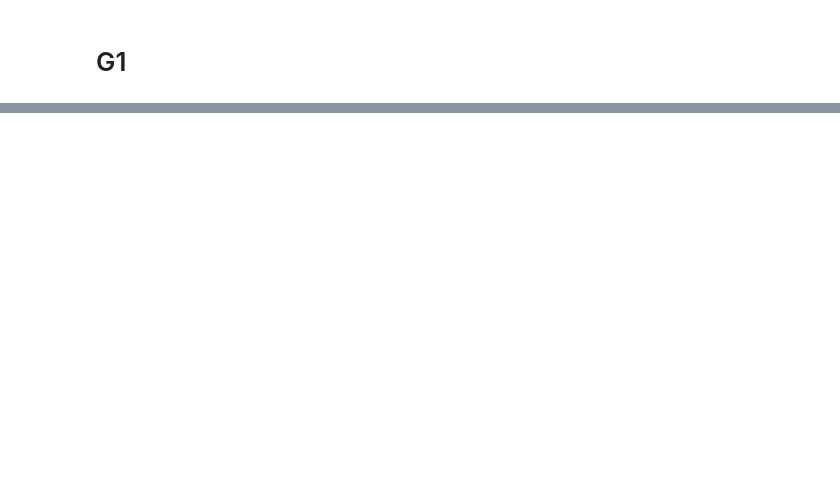
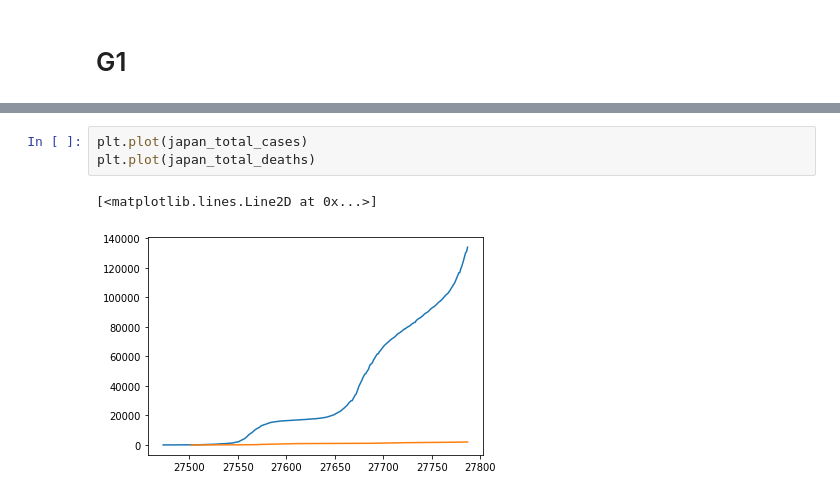
Before and after one commit to drknsblct/Covid_Data, a Jupyter notebook: covid.ipynb, the cells around one changed output, grey strips where cells are left out. Drawn from its saved outputs; the diff is of its cells as text; blank space fills up the shorter version.

```diff
--- a/covid.ipynb
+++ b/covid.ipynb
@@ -130,0 +262,6 @@ g
+# %%
+plt.plot(japan_total_cases)
+plt.plot(japan_total_deaths)
+# %% [output]
+[<matplotlib.lines.Line2D at 0x...>]
+[figure, added]
```
Also changed, not shown: parts of 31 cells of this notebook.
